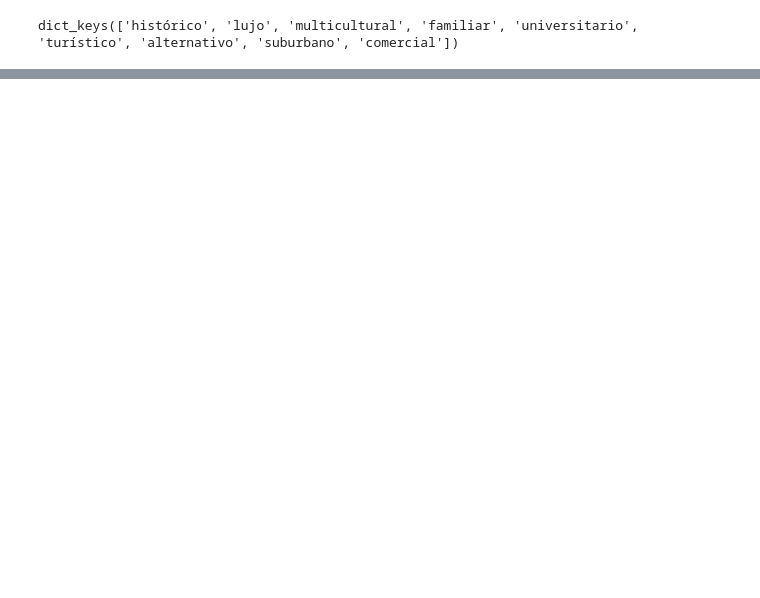
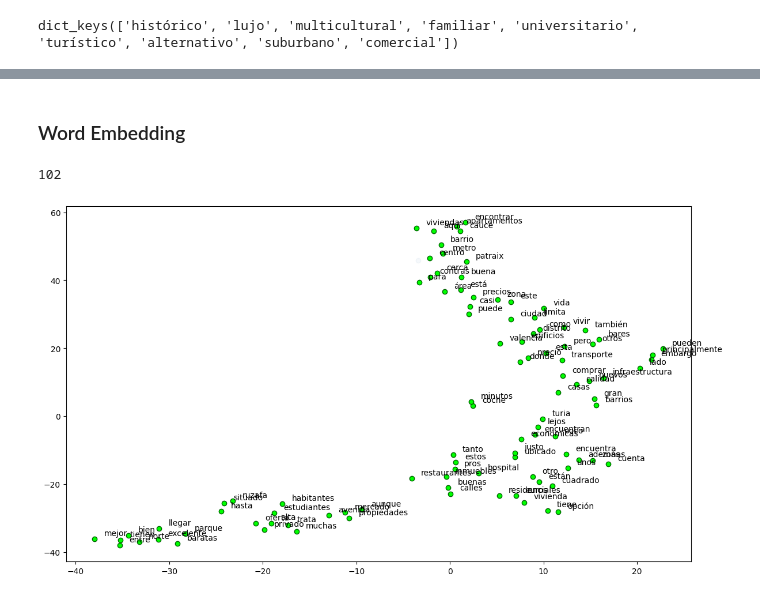
Before and after one commit to esedesam/mcd-nlp-proyecto, a Jupyter notebook: clasificarBarrios.ipynb, the cells around one changed output, grey strips where cells are left out. Saved outputs shown, nothing was run; the diff lists cells and outputs as text; code cells hidden in the pictures; blank space fills up the shorter version.

Commit message:
Añadido doc embedding

```diff
--- a/clasificarBarrios.ipynb
+++ b/clasificarBarrios.ipynb
@@ -228,3 +228,47 @@ Using a pipeline without specifying a model name and revision in production is n
 | Poblados del Norte | suburbano (0.12), histórico (0.08) | suburbano (0.04), histórico (0.04) | histórico (0.01), suburbano (0.01) | familiar (0.47), lujo (0.16) |
 | Poblados del Sur | suburbano (0.13), familiar (0.07) | suburbano (0.05), familiar (0.03) | suburbano (0.01), multicultural (... | familiar (0.93), lujo (0.02) |
 | La Patacona (Alboraya) | suburbano (0.14), comercial (0.12) | comercial (0.08), suburbano (0.07) | comercial (0.03), suburbano (0.02) | familiar (0.40), multicultural (0... |
+# %% [markdown]
+### Word Embedding
+# %%
+# !pip install scipy==1.10.1
+from gensim.models import Word2Vec
+corpus = [description.split() for description in descriptions]
+model = Word2Vec(
+    corpus,
+    vector_size = 50,
+    window = 5,
+    min_count = 5,
+    epochs = 50)
+
+len(model.wv.vectors)
+# %% [output]
+102
+# %%
+np.random.seed=42
+palabras = model.wv.index_to_key
+palabras_sm = np.random.choice(palabras, 100, replace=False)
+vectores = model.wv[palabras]
+index_sm = [model.wv.key_to_index[p] for p in palabras_sm]
+
+
+tsne = TSNE(n_components = 2,
+            random_state = 0,
+            n_iter = 1000,
+            perplexity = 5,
+            init = 'random',
+            learning_rate = 'auto')
+np.set_printoptions(suppress=True)
+
+T = tsne.fit_transform(vectores)
+
+plt.figure(figsize=(14, 8))
+plt.scatter(T[:, 0], T[:, 1], c='steelblue', alpha=0.05)
+
+labels = palabras_sm
+T_sm = T[index_sm,:]
+plt.scatter(T_sm[:, 0], T_sm[:, 1], c='lime', edgecolors='darkgreen')
+for label, x, y in zip(labels, T_sm[:, 0],T_sm[:, 1]):
+    plt.annotate(label, xy=(x+1, y+1), xytext=(0, 0), textcoords='offset points')
+# %% [output]
+[figure, added]
```
Also changed, not shown: parts of 3 cells of this notebook.
